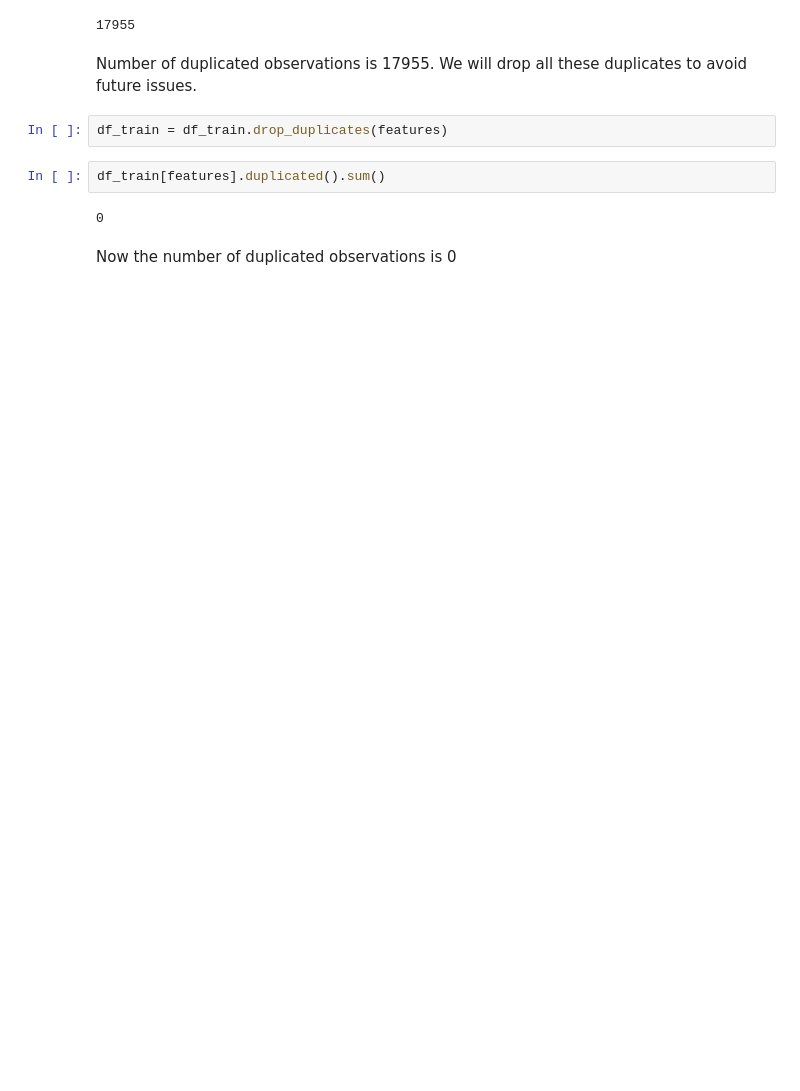
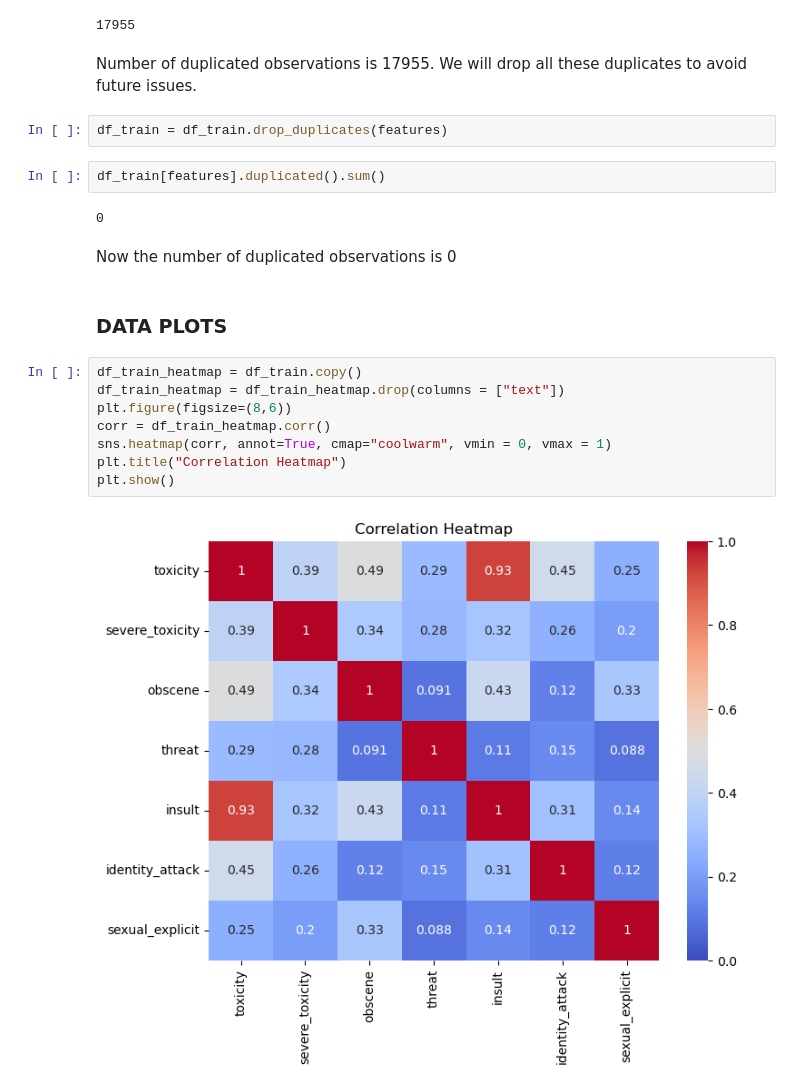
Before and after one commit to c4ngo/CSE151A-Project, a Jupyter notebook: CSE151A_Project.ipynb, the cells around one changed output. Saved outputs shown, nothing was run; the diff lists cells and outputs as text; blank space fills up the shorter version.

Commit message:
Add files via upload
added plots

```diff
--- a/CSE151A_Project.ipynb
+++ b/CSE151A_Project.ipynb
@@ -123,3 +151,15 @@ df_train[features].duplicated().sum()
 0
 # %% [markdown]
 Now the number of duplicated observations is 0
+# %% [markdown]
+### DATA PLOTS
+# %%
+df_train_heatmap = df_train.copy()
+df_train_heatmap = df_train_heatmap.drop(columns = ["text"])
+plt.figure(figsize=(8,6))
+corr = df_train_heatmap.corr()
+sns.heatmap(corr, annot=True, cmap="coolwarm", vmin = 0, vmax = 1)
+plt.title("Correlation Heatmap")
+plt.show()
+# %% [output]
+[figure, added]
```
Also changed, not shown: parts of 6 cells of this notebook.
